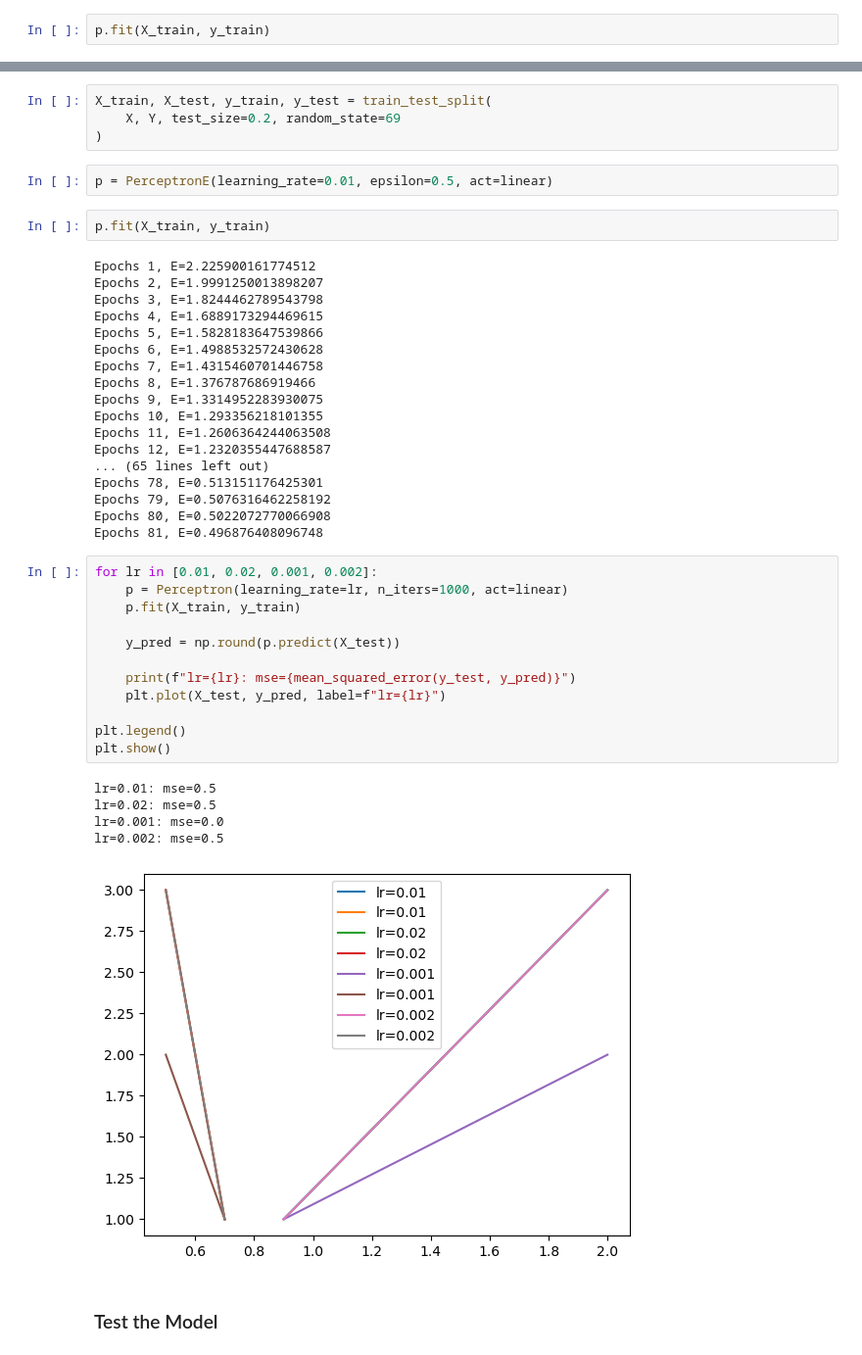
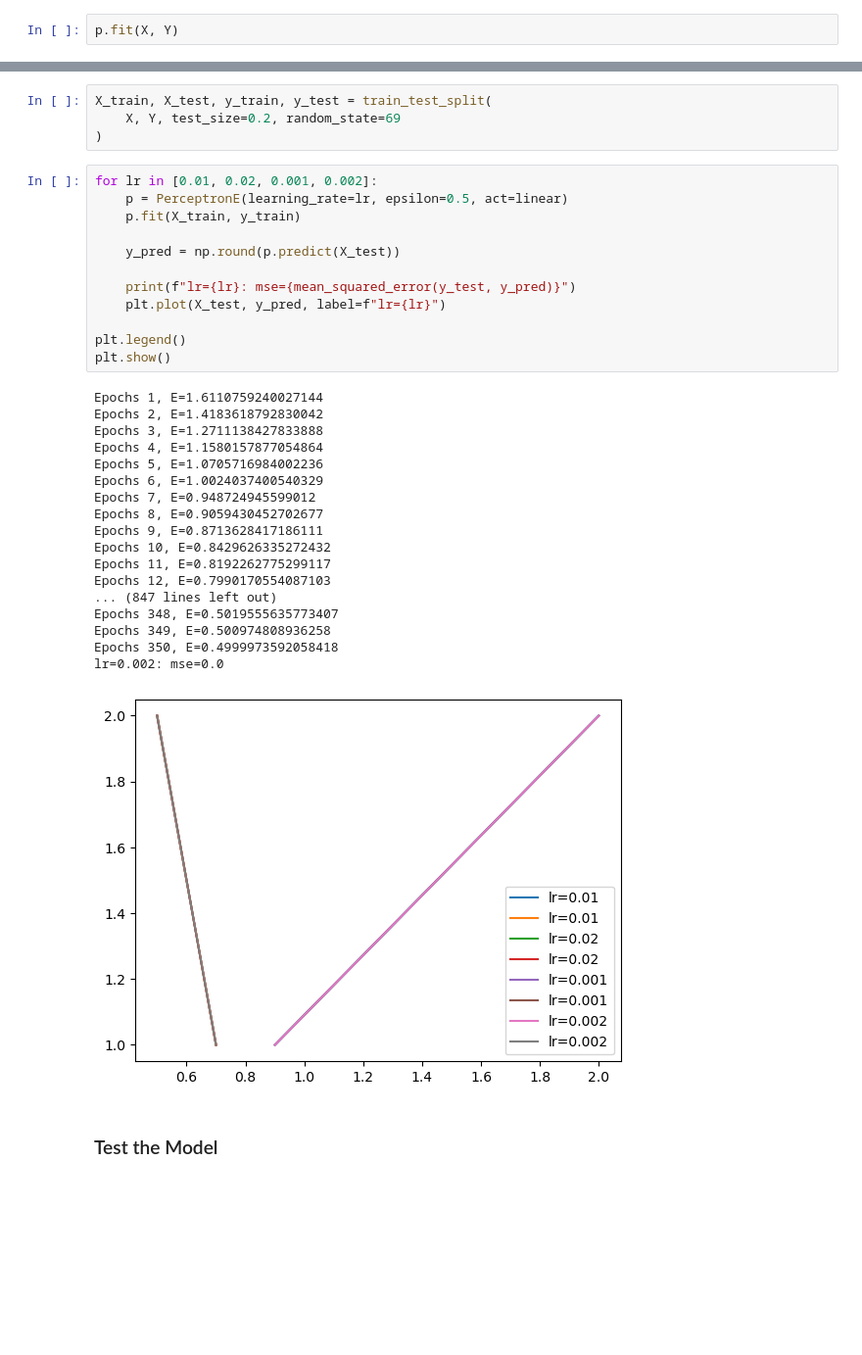
Before and after one commit to tiesen243/neural-network, a Jupyter notebook: perceptron.ipynb, the cells around one changed output, grey strips where cells are left out. Shown at 98% size. Drawn from its saved outputs; the diff is of its cells as text; blank space fills up the shorter version.

```diff
--- a/perceptron.ipynb
+++ b/perceptron.ipynb
@@ -115,7 +115,7 @@ lr=0.002: mse=0.5
 # %%
 p = Perceptron(learning_rate=0.01, n_iters=1000, act=linear)
 # %%
-p.fit(X_train, y_train)
+p.fit(X, Y)
 # %%
 prod_test = pd.read_csv("data/prod-test.csv")
 # %%
@@ -187,46 +186,37 @@ Y = prod_train["Type"].map(type_mappings).values
 X_train, X_test, y_train, y_test = train_test_split(
     X, Y, test_size=0.2, random_state=69
 )
-# %%
-p = PerceptronE(learning_rate=0.01, epsilon=0.5, act=linear)
-# %%
-p.fit(X_train, y_train)
-# %% [output]
-Epochs 1, E=2.225900161774512
-Epochs 2, E=1.9991250013898207
-Epochs 3, E=1.8244462789543798
-Epochs 4, E=1.6889173294469615
-Epochs 5, E=1.5828183647539866
-Epochs 6, E=1.4988532572430628
-Epochs 7, E=1.4315460701446758
-Epochs 8, E=1.376787686919466
-Epochs 9, E=1.3314952283930075
-Epochs 10, E=1.293356218101355
-Epochs 11, E=1.2606364244063508
-Epochs 12, E=1.2320355447688587
-... (65 lines left out)
-Epochs 78, E=0.513151176425301
-Epochs 79, E=0.5076316462258192
-Epochs 80, E=0.5022072770066908
-Epochs 81, E=0.496876408096748
 # %%
 for lr in [0.01, 0.02, 0.001, 0.002]:
-    p = Perceptron(learning_rate=lr, n_iters=1000, act=linear)
+    p = PerceptronE(learning_rate=lr, epsilon=0.5, act=linear)
     p.fit(X_train, y_train)
 
     y_pred = np.round(p.predict(X_test))
 
     print(f"lr={lr}: mse={mean_squared_error(y_test, y_pred)}")
     plt.plot(X_test, y_pred, label=f"lr={lr}")
 
 plt.legend()
 plt.show()
 # %% [output]
-lr=0.01: mse=0.5
-lr=0.02: mse=0.5
-lr=0.001: mse=0.0
-lr=0.002: mse=0.5
+Epochs 1, E=1.6110759240027144
+Epochs 2, E=1.4183618792830042
+Epochs 3, E=1.2711138427833888
+Epochs 4, E=1.1580157877054864
+Epochs 5, E=1.0705716984002236
+Epochs 6, E=1.0024037400540329
+Epochs 7, E=0.948724945599012
+Epochs 8, E=0.9059430452702677
+Epochs 9, E=0.8713628417186111
+Epochs 10, E=0.8429626335272432
+Epochs 11, E=0.8192262775299117
+Epochs 12, E=0.7990170554087103
+... (847 lines left out)
+Epochs 348, E=0.5019555635773407
+Epochs 349, E=0.500974808936258
+Epochs 350, E=0.4999973592058418
+lr=0.002: mse=0.0
-[figure, old version]
+[figure, new version]
 # %% [markdown]
 ### Test the Model
 # %%
```
Also changed, not shown: parts of 5 cells of this notebook.
